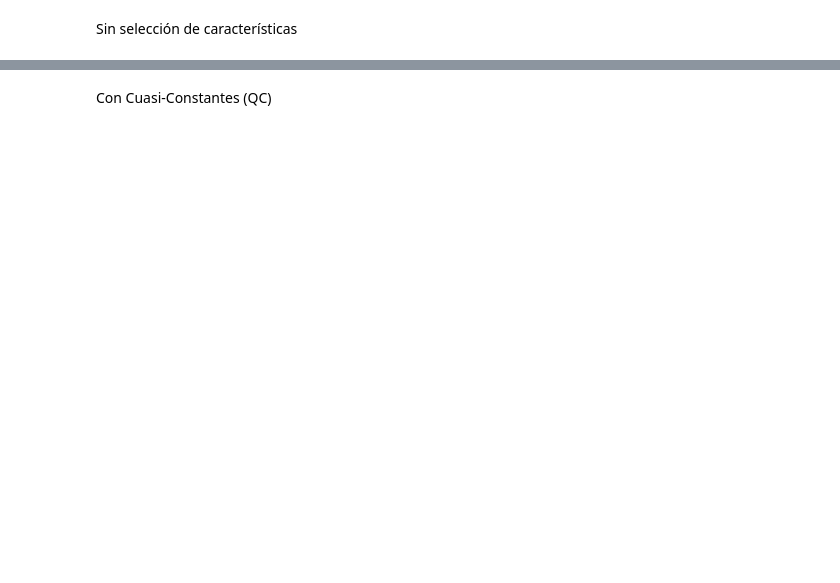
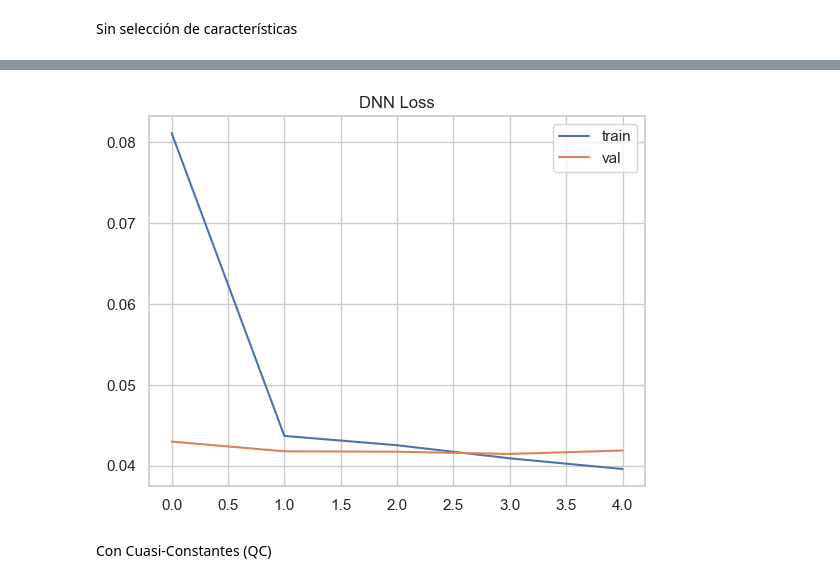
Before and after one commit to AnaKarina15/Aprendizaje-de-maquinas-supervisado, a Jupyter notebook: Ciberbullying_.ipynb, the cells around one changed output, grey strips where cells are left out. Cells and saved outputs as stored; diff of their text form; code cells hidden in the pictures; blank space fills up the shorter version.

```diff
--- a/Ciberbullying_.ipynb
+++ b/Ciberbullying_.ipynb
@@ -2503,2 +2657,11 @@ KeyboardInterrupt:
+# %%
+# LOSS TRAINING
+plt.plot(history_final.history['loss'])
+plt.plot(history_final.history['val_loss'])
+plt.legend(['train', 'val'])
+plt.title("DNN Loss")
+plt.show()
+# %% [output]
+[figure, added]
 # %% [markdown]
 Con Cuasi-Constantes (QC)
```
Also changed, not shown: parts of 155 cells of this notebook, 1 other file.
